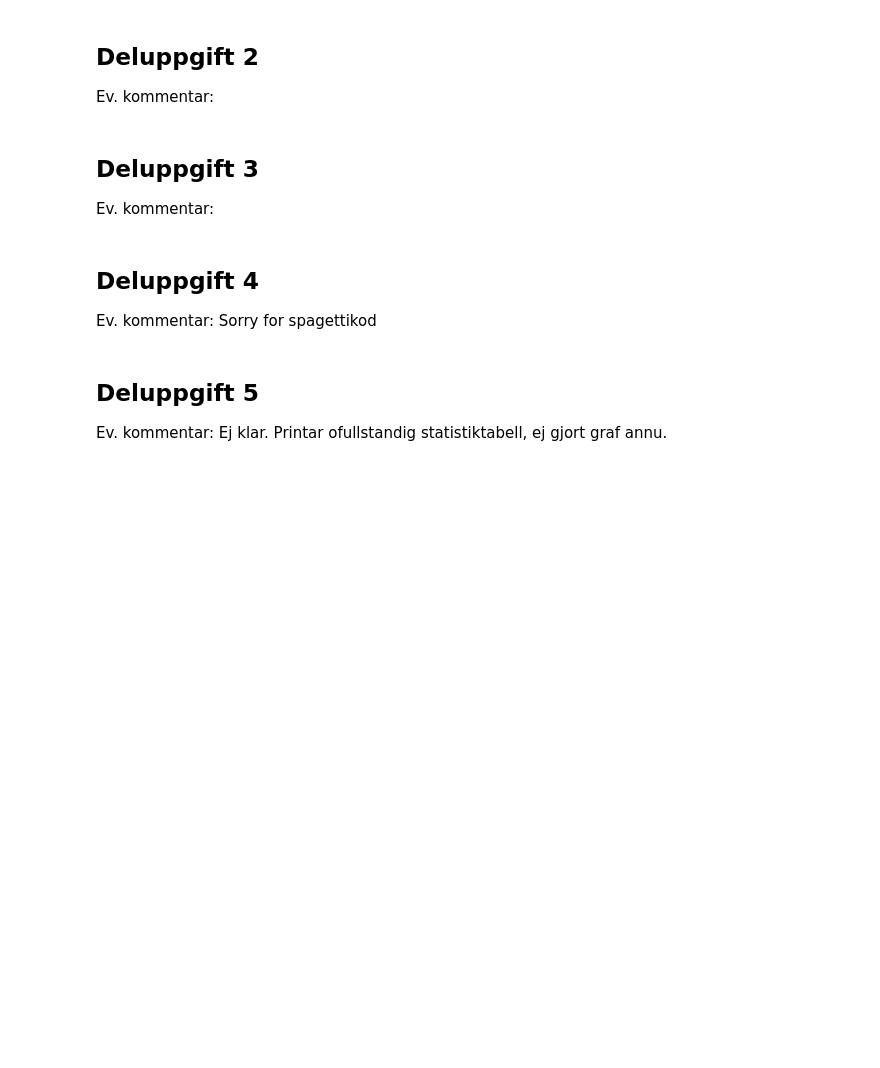
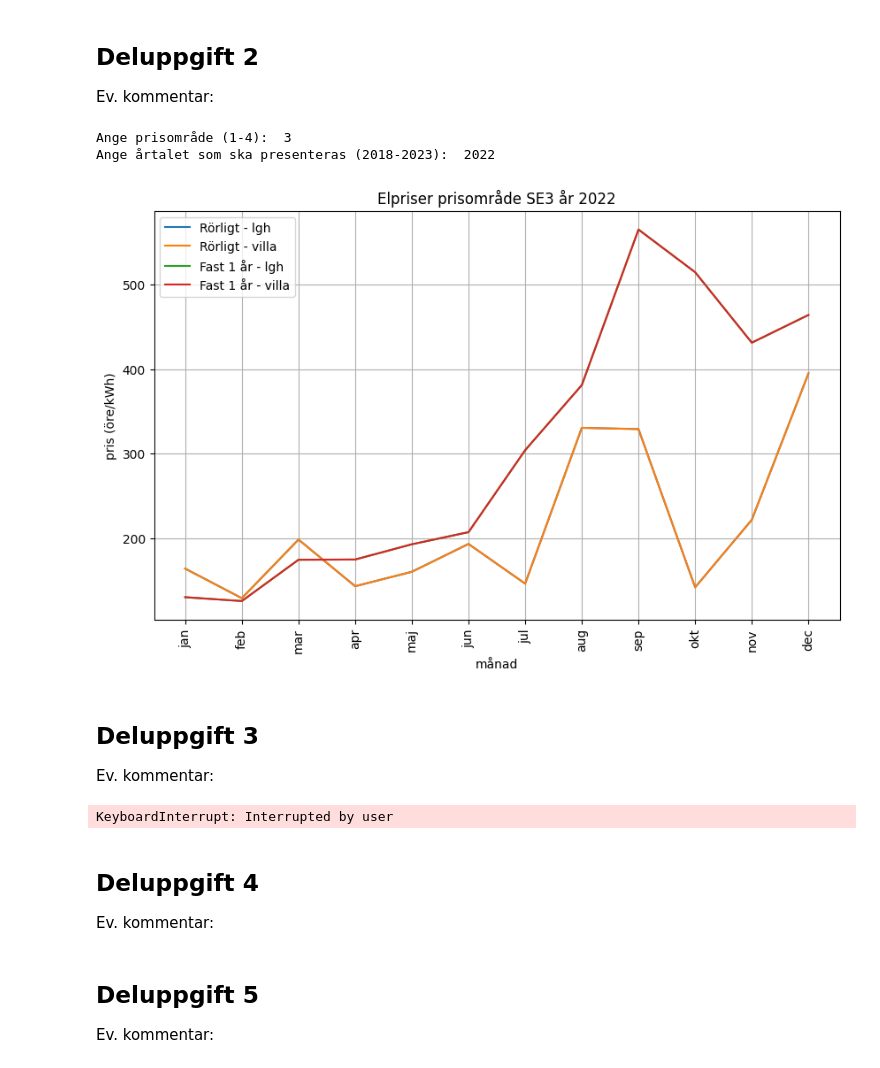
Before and after one commit to zhedlund/university, a Jupyter notebook: Python HB/inlamning1_pygr/Svarsfil_inluppg_1223_A237TG.ipynb, the cells around one changed output. Saved outputs shown, nothing was run; the diff lists cells and outputs as text; code cells hidden in the pictures; blank space fills up the shorter version.

```diff
--- a/Python HB/inlamning1_pygr/Svarsfil_inluppg_1223_A237TG.ipynb
+++ b/Python HB/inlamning1_pygr/Svarsfil_inluppg_1223_A237TG.ipynb
@@ -118,40 +128,44 @@ def plot_prices(prices_lgh, prices_villa, title, prisomrade):
     plt.grid(True)
     plt.legend()
     plt.xticks(ticks=range(len(month_labels)), labels=month_labels, rotation=90)
-    plt.xticks(rotation=90)
     plt.show()
 
 prisomrade_input = input("Ange prisområde (1-4): ")
 ar_input = input("Ange årtalet som ska presenteras (2018-2023): ")
 
 # Felhantering user input
 try:
     prisomrade = int(prisomrade_input)
     year = int(ar_input)
 except ValueError:
     print("Ogiltigt format. Ange prisområde som heltal 1-4 och år mellan 2018-2023.")
     exit()
 
 if 1 <= prisomrade <= 4 and 2018 <= year <= 2023:
     prisomrade_text = f"SE{prisomrade}"
-    title = f"Elpriser för {prisomrade_text} år {year}"
+    title = f"Elpriser prisområde {prisomrade_text} år {year}"
 
     # Skapar nya listor med data filtrerad utifran angivet ar och prisomrade
     filtered_data_lgh = [
         entry for entry in lghData
         if entry[0] == str(year)
         ]
     filtered_data_villa = [
         entry for entry in villaData
         if entry[0] == str(year)
         ]
+
     #  Om data existerar i listorna, kallas funktion som skapar diagram
     if len(filtered_data_lgh) > 1 and len(filtered_data_villa) > 1:
         plot_prices(filtered_data_lgh, filtered_data_villa, title, prisomrade)
     else:
         print(f"Ingen data finns för {prisomrade_text} och år {year}.")
 else:
     print("Ogiltigt prisområde eller år. Programmet avslutas.")
+# %% [output]
+Ange prisområde (1-4):  3
+Ange årtalet som ska presenteras (2018-2023):  2022
+[figure, added]
 # %% [markdown]
 ## Deluppgift 3
 Ev. kommentar:
@@ -167,7 +181,7 @@ def find_median(prices):
         median = sorted_prices[mid]
     return median
 
-# Funktion som nalyserar priser och skapar tabell
+# Funktion som nalyserar priser, skapar tabell och diagram
 def analyze_prices(prices, category, year):
     year_index = 0
     month_index = 1
@@ -244,18 +258,20 @@ def analyze_prices(prices, category, year):
     bar_positions_mean = [pos + 2 * bar_width for pos in bar_positions_min]
     bar_positions_median = [pos + 3 * bar_width for pos in bar_positions_min]
 
+    plt.figure(figsize=(13, 7))
     plt.subplot(1, 2, 1)
     plt.bar(bar_positions_min, min_variable_prices, width=bar_width, label='rörligt min')
     plt.bar(bar_positions_max, max_variable_prices, width=bar_width, label='rörligt max')
     plt.bar(bar_positions_mean, mean_variable_prices, width=bar_width, label='rörligt medel')
     plt.bar(bar_positions_median, median_variable_prices, width=bar_width, label='rörligt median')
     plt.xticks(bar_positions_min, prisomraden)
+    plt.xticks(rotation=90)
     plt.title(f'Elpriser rörligt för {category} i prisområden SE1-SE4 år {year}')
     plt.xlabel('prisområden')
     plt.ylabel('pris (öre/kWh)')
     plt.legend()
 
-	# Bar graph for Fast pris 3 ar
+	# Bar graph for Fast pris 3 år
     bar_positions_min = list(range(1, 5))
     bar_positions_max = [pos + bar_width for pos in bar_positions_min]
     bar_positions_mean = [pos + 2 * bar_width for pos in bar_positions_min]
@@ -267,6 +283,7 @@ def analyze_prices(prices, category, year):
     plt.bar(bar_positions_mean, mean_fixed_3year_prices, width=bar_width, label='fast 3 år - medel')
     plt.bar(bar_positions_median, median_fixed_3year_prices, width=bar_width, label='fast 3 år - median')
     plt.xticks(bar_positions_min, prisomraden)
+    plt.xticks(rotation=90)
     plt.title(f'Elpriser fast 3 år för {category} i prisområden SE1-SE4 år {year}')
     plt.xlabel('prisområden')
     plt.ylabel('pris (öre/kWh)')
@@ -302,9 +319,11 @@ else:
 
 # Analyserar och printar priser
 prisomraden = analyze_prices(prices, category_text, year)
+# %% [output]
+KeyboardInterrupt: Interrupted by user
 # %% [markdown]
 ## Deluppgift 4
-Ev. kommentar: Sorry for spagettikod
+Ev. kommentar:
 # %%
 # Funktion som genererar listor for varje ar
 def generate_year_lists(start_year, end_year, data, column_index):
@@ -407,4 +424,4 @@ plot_change_factor_bar_graph(year_input, area_input, category_input,
                              agreement_input, change_factors)
 # %% [markdown]
 ## Deluppgift 5
-Ev. kommentar: Ej klar. Printar ofullstandig statistiktabell, ej gjort graf annu.
+Ev. kommentar:
```
Also changed, not shown: parts of 4 cells of this notebook, 7 other files.
